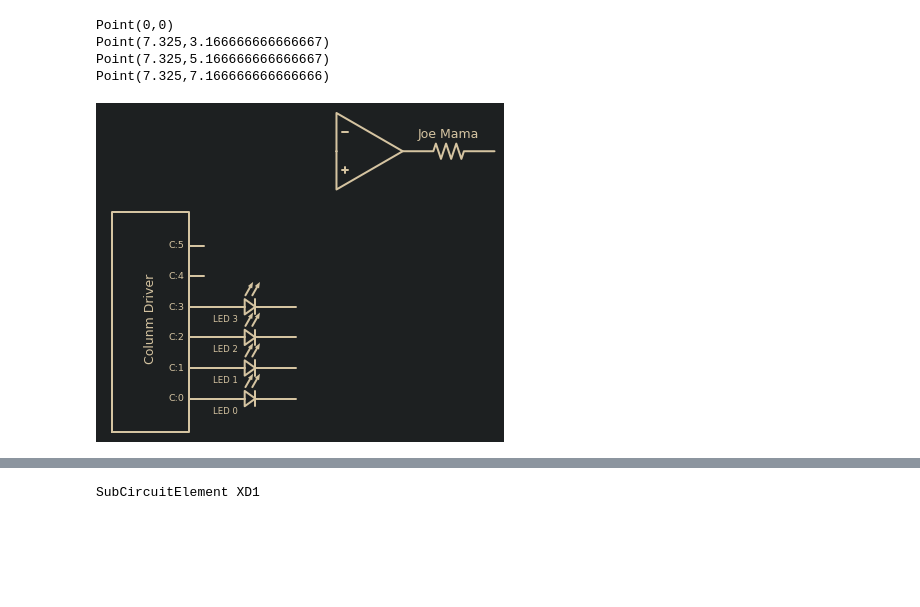
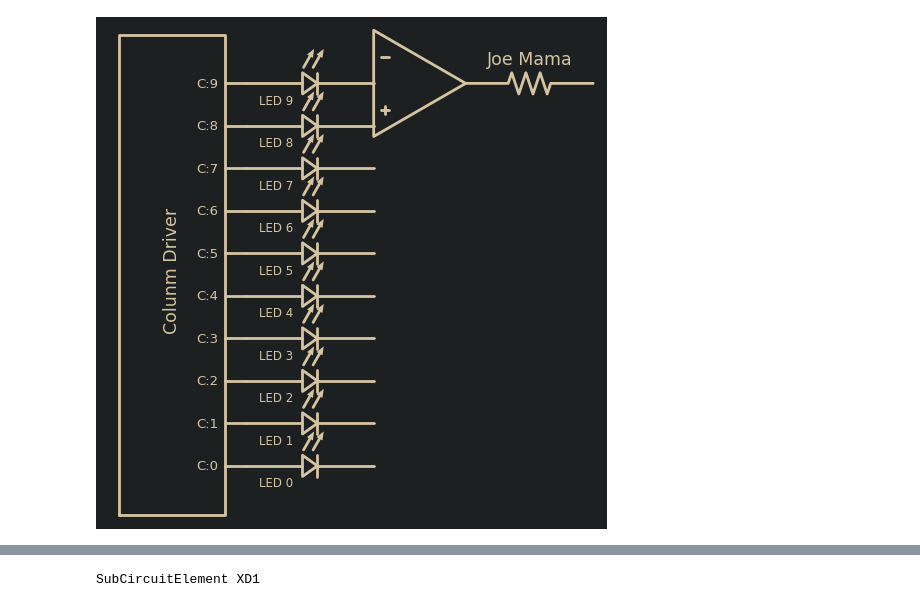
Before and after one commit to kunalchandan/ECE499-PlatingAndPixels, a Jupyter notebook: PMArray.ipynb, the cells around one changed output, grey strips where cells are left out. Drawn from its saved outputs; the diff is of its cells as text; code cells hidden in the pictures; blank space fills up the shorter version.

```diff
--- a/PMArray.ipynb
+++ b/PMArray.ipynb
@@ -21,22 +25,21 @@ NUM_ROWS = 10
 # %%
 row_driver = elm.Ic(pins=[elm.IcPin(name=f'C:{i}', side='right', anchorname=f'c_{i}') for i in range(NUM_ROWS)],
                     edgepadW = .5,  # Make it a bit wider
                     pinspacing=1).label('Colunm Driver', rotate=90)
 with schemdraw.Drawing() as d:
     d += row_driver
-    for i in range(4):
-        curr_column_driver_pin = getattr(row_driver, f'c_{i}')
-        next_column_driver_pin = getattr(row_driver, f'c_{i+1}')
-        d += elm.LED() \
-                .label(f'LED {i}', loc='bottom', ofst=(-0.8, 0), fontsize=10) \
-                .right() \
-                .at(curr_column_driver_pin) \
-                .drop(next_column_driver_pin)
+    for ii in range(NUM_ROWS):
+        curr_column_driver_pin = getattr(row_driver, f'c_{ii}')
+        new_led = elm.LED() \
+                     .label(f'LED {ii}', loc='bottom', ofst=(-0.8, 0), fontsize=10) \
+                     .right() \
+                     .at(curr_column_driver_pin)
+        try:
+            next_column_driver_pin = getattr(row_driver, f'c_{ii+1}')
+            d += new_led.drop(next_column_driver_pin)
+        except AttributeError:
+            d += new_led
     d += (opamp := elm.Opamp())
     d += elm.Resistor().right().at(opamp.out).label('Joe Mama')
 # %% [output]
-Point(0,0)
-Point(7.325,3.166666666666667)
-Point(7.325,5.166666666666667)
-Point(7.325,7.166666666666666)
-[figure, old version]
+[figure, new version]
```
Also changed, not shown: parts of 3 cells of this notebook, 5 other files.
